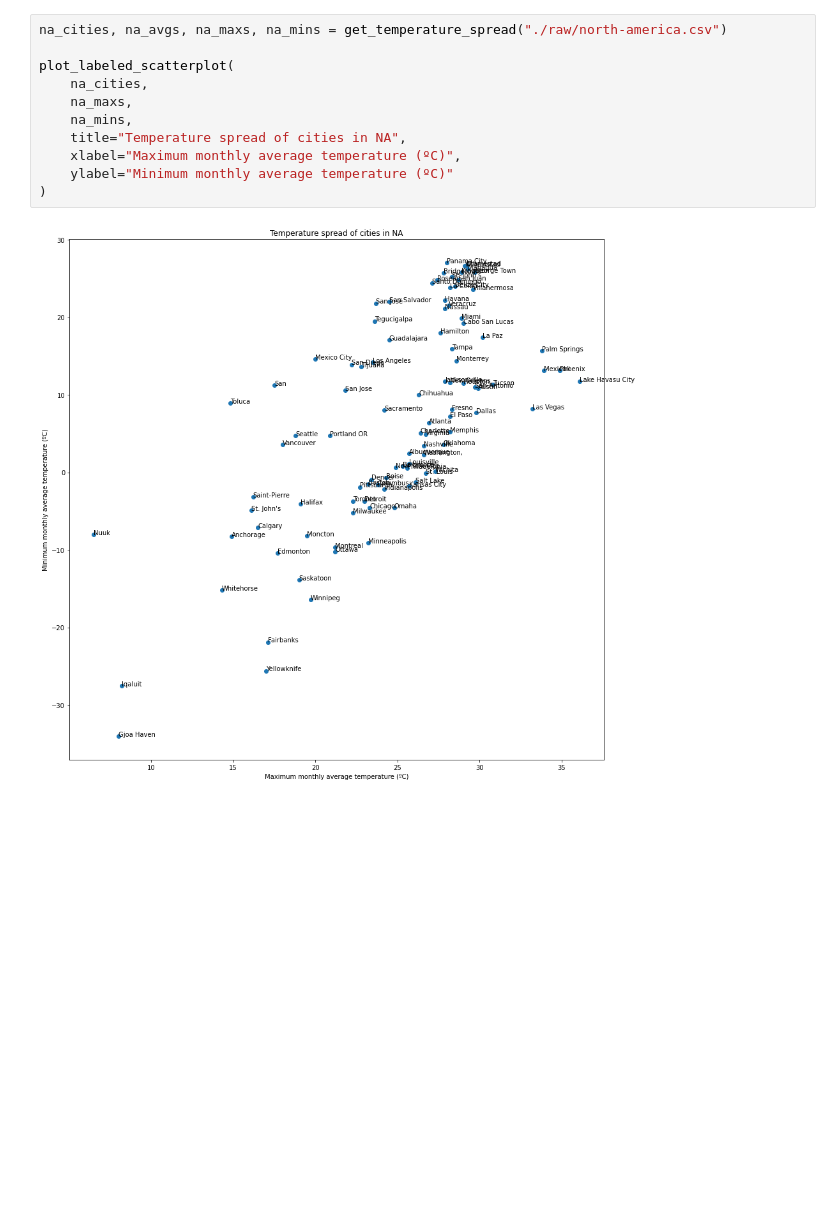
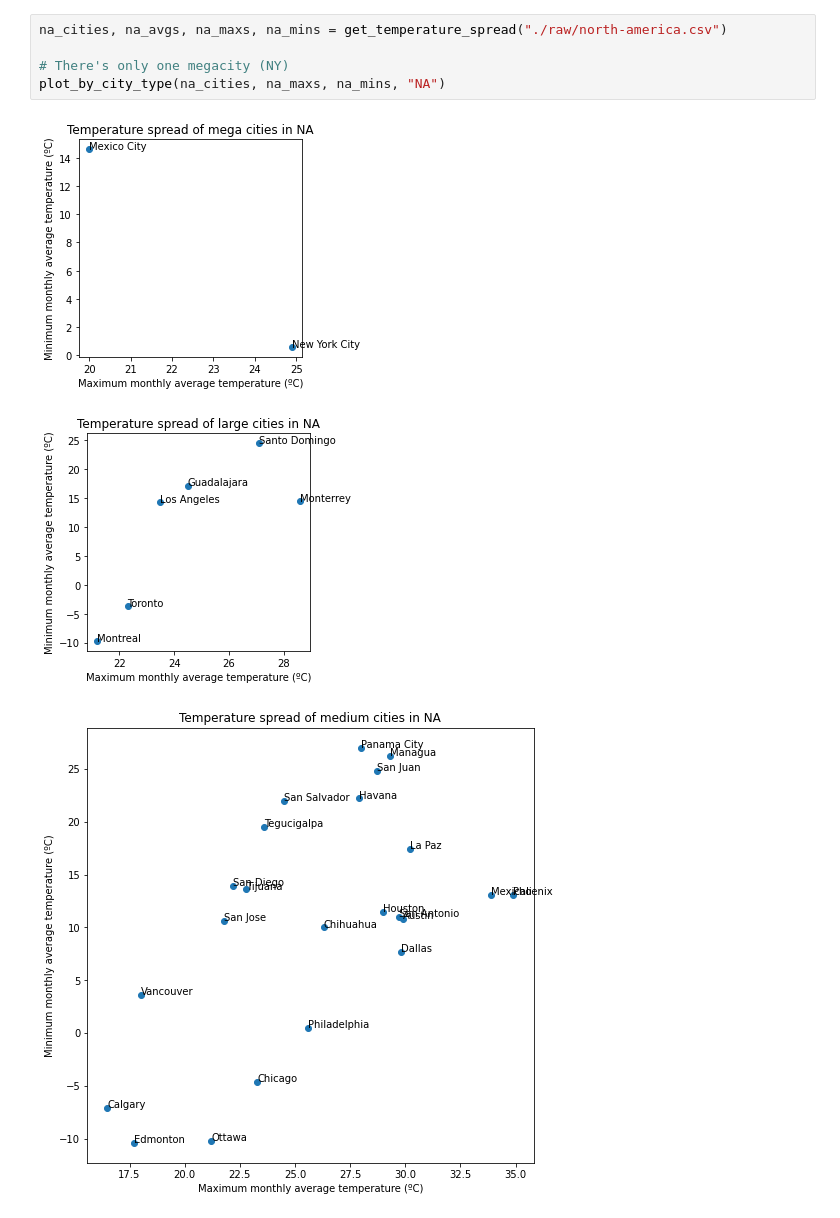
Before and after one commit to jqhoogland/where-to-live, a Jupyter notebook: src/data/temperature/temperature.ipynb, the cells around one changed output. Drawn from its saved outputs; the diff is of its cells as text; blank space fills up the shorter version.

Commit message:
ADD Temperature plots by city type (=size)

```diff
--- a/src/data/temperature/temperature.ipynb
+++ b/src/data/temperature/temperature.ipynb
@@ -36,13 +69,9 @@ def plot_labeled_scatterplot(labels, x, y, title="", xlabel="", ylabel=""):
 # %%
 na_cities, na_avgs, na_maxs, na_mins = get_temperature_spread("./raw/north-america.csv")
 
-plot_labeled_scatterplot(
-    na_cities,
-    na_maxs,
-    na_mins,
-    title="Temperature spread of cities in NA",
-    xlabel="Maximum monthly average temperature (ºC)",
-    ylabel="Minimum monthly average temperature (ºC)"
-)
+# There's only one megacity (NY)
+plot_by_city_type(na_cities, na_maxs, na_mins, "NA")
 # %% [output]
-[figure, old version]
+[figure, new version]
+[figure, added]
+[figure, added]
```
Also changed, not shown: parts of 7 cells of this notebook, 3 other files.
